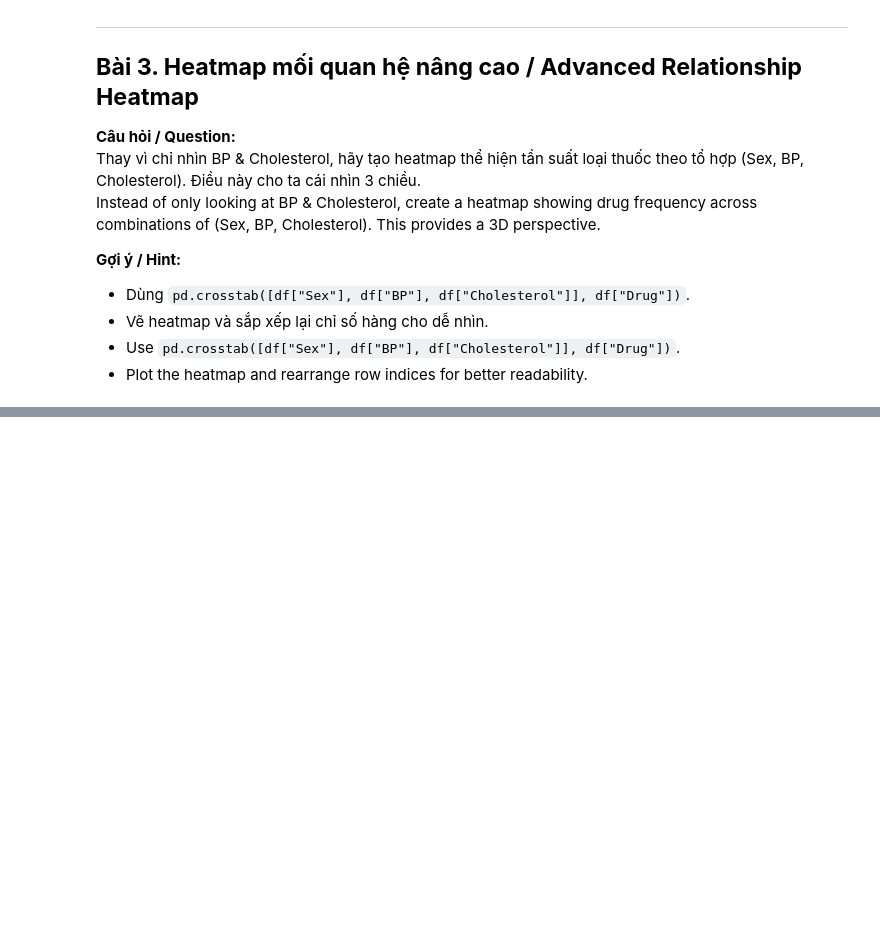
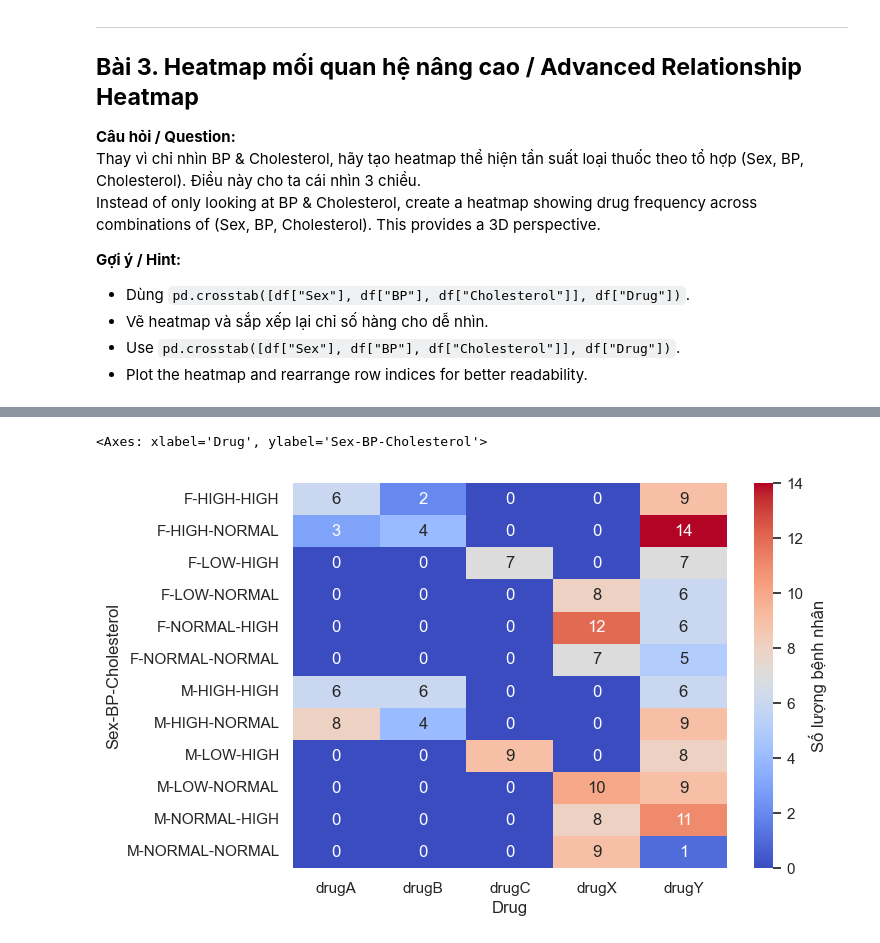
Before and after one commit to ArrayPowerPlay/Data_Science_practice, a Jupyter notebook: homework/session_2/Trực_quan_hoá_dữ_liệu_student.ipynb, the cells around one changed output, grey strips where cells are left out. Cells and saved outputs as stored; diff of their text form; code cells hidden in the pictures; blank space fills up the shorter version.

```diff
--- a/homework/session_2/Trực_quan_hoá_dữ_liệu_student.ipynb
+++ b/homework/session_2/Trực_quan_hoá_dữ_liệu_student.ipynb
@@ -982,0 +1025,6 @@ Instead of only looking at BP & Cholesterol, create a heatmap showing drug frequ
+# %%
+df = pd.crosstab(index=[my_data['Sex'], my_data['BP'], my_data['Cholesterol']], columns=my_data['Drug'])
+sns.heatmap(df, annot=True, cmap='coolwarm',cbar_kws={'label': 'Số lượng bệnh nhân'})
+# %% [output]
+<Axes: xlabel='Drug', ylabel='Sex-BP-Cholesterol'>
+[figure, added]
```
Also changed, not shown: parts of 7 cells of this notebook.
